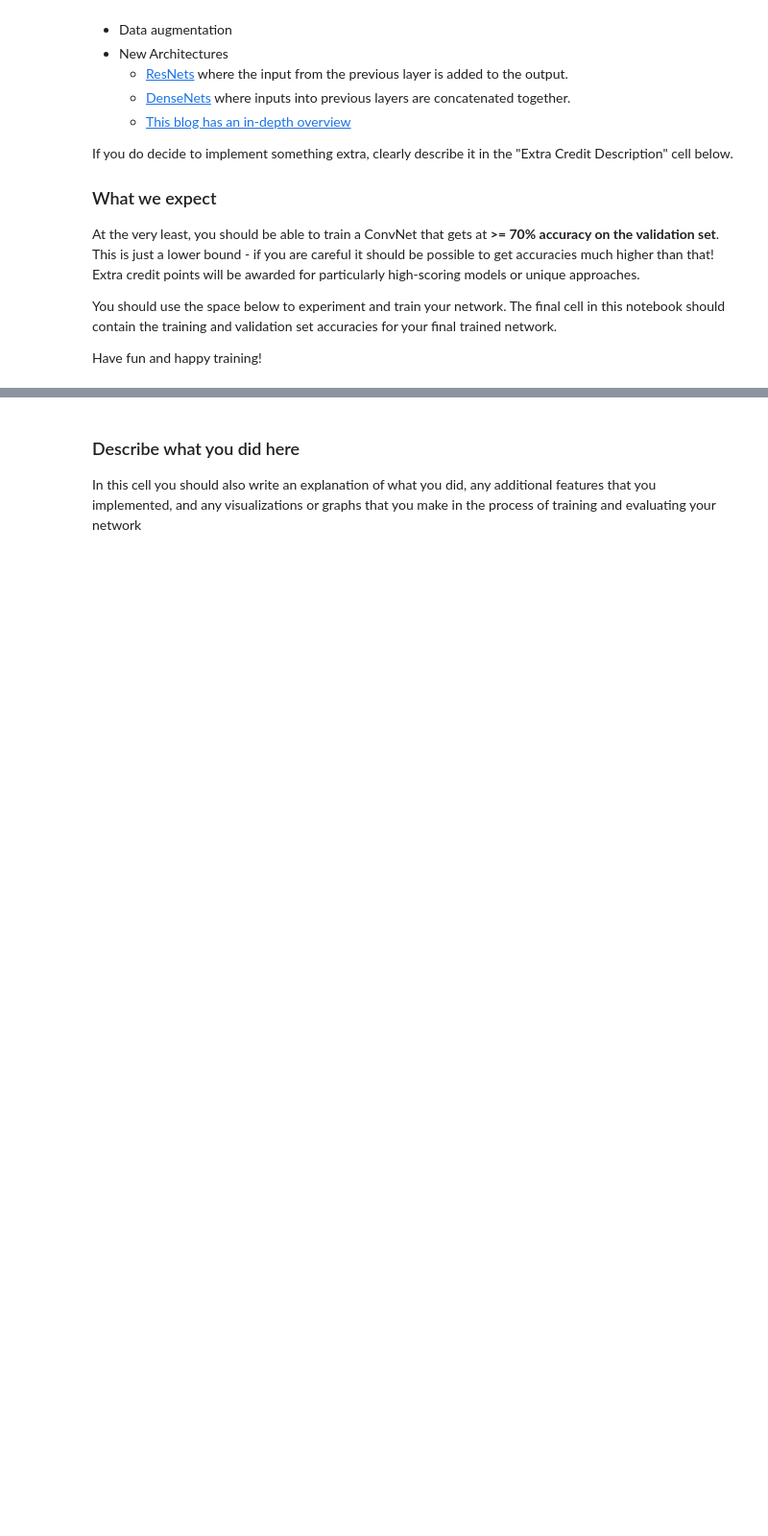
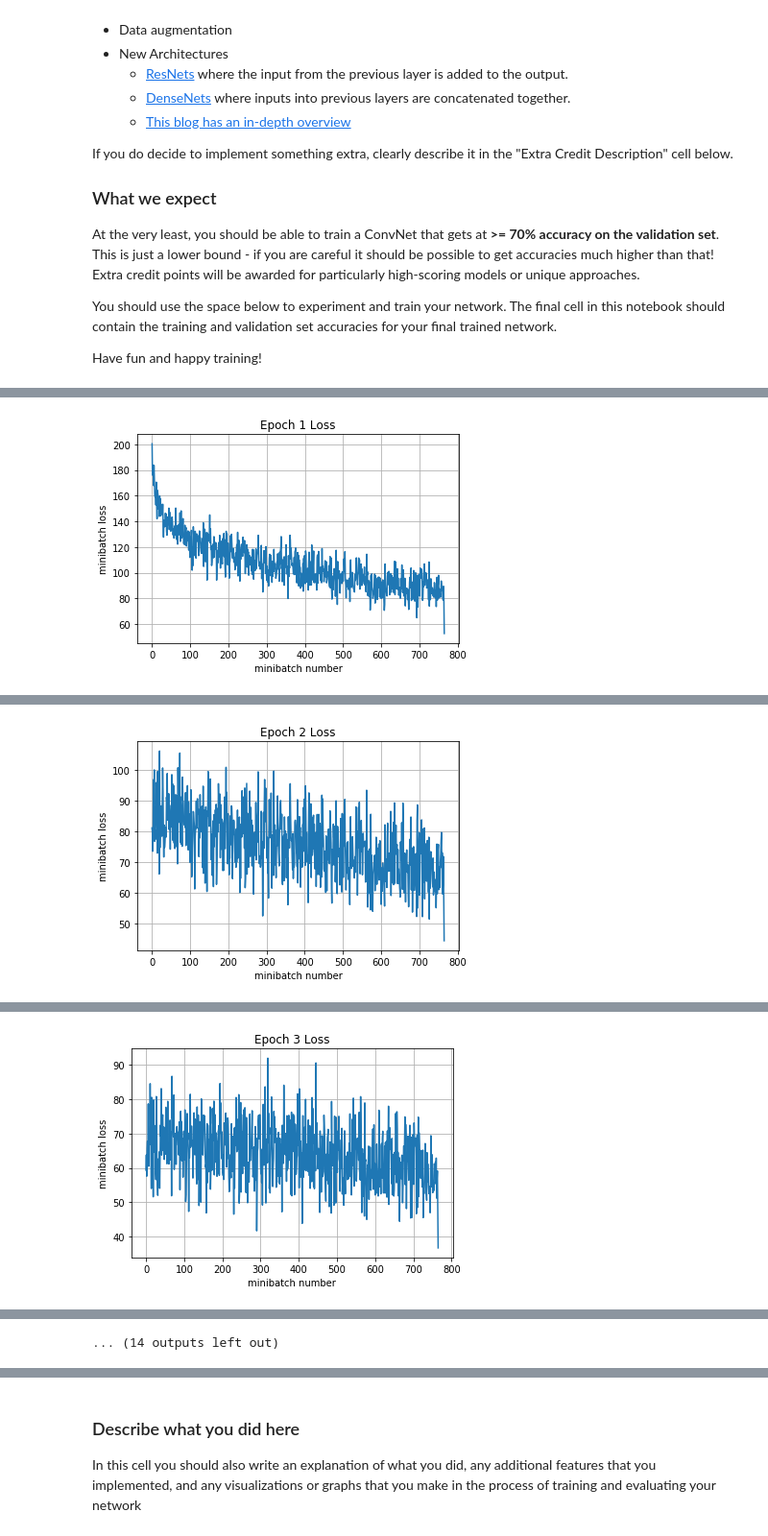
Before and after one commit to mashagavryliak/cs231n, a Jupyter notebook: assignment2/TensorFlow.ipynb, the cells around one changed output, grey strips where cells are left out. Shown at 96% size. Drawn from its saved outputs; the diff is of its cells as text; code cells hidden in the pictures; blank space fills up the shorter version.

```diff
--- a/assignment2/TensorFlow.ipynb
+++ b/assignment2/TensorFlow.ipynb
@@ -332,7 +352,13 @@ First, set up an **RMSprop optimizer** (using a 1e-3 learning rate) and a **cros
 # This should be ~3 lines of code!
 mean_loss = None
 optimizer = None
-pass
+# define our loss
+total_loss = tf.losses.softmax_cross_entropy(tf.one_hot(y,10),logits=y_out)
+mean_loss = tf.reduce_mean(total_loss)
+
+# define our optimizer
+optimizer = tf.train.RMSPropOptimizer(1e-3) # select optimizer and set learning rate
+train_step = optimizer.minimize(mean_loss)
 # %%
 # batch normalization in tensorflow requires this extra dependency
 extra_update_ops = tf.get_collection(tf.GraphKeys.UPDATE_OPS)
@@ -401,26 +443,3 @@ At the very least, you should be able to train a ConvNet that gets at **>= 70% a
 You should use the space below to experiment and train your network. The final cell in this notebook should contain the training and validation set accuracies for your final trained network.
 
 Have fun and happy training!
-# %%
-# Feel free to play with this cell
-
-def my_model(X,y,is_training):
-    pass
-
-tf.reset_default_graph()
-
-X = tf.placeholder(tf.float32, [None, 32, 32, 3])
-y = tf.placeholder(tf.int64, [None])
-is_training = tf.placeholder(tf.bool)
-
-y_out = my_model(X,y,is_training)
-mean_loss = None
-optimizer = None
-
-
-pass
-
-# batch normalization in tensorflow requires this extra dependency
-extra_update_ops = tf.get_collection(tf.GraphKeys.UPDATE_OPS)
-with tf.control_dependencies(extra_update_ops):
-    train_step = optimizer.minimize(mean_loss)
@@ -433,6 +540,7 @@ sess = tf.Session()
 
 sess.run(tf.global_variables_initializer())
 print('Training')
-run_model(sess,y_out,mean_loss,X_train,y_train,10,64,100,train_step,True)
+run_model(sess,y_out,mean_loss,X_train,y_train,12,64,100,train_step,True)
 print('Validation')
 run_model(sess,y_out,mean_loss,X_val,y_val,1,64)
+# %% [output]
@@ -438,0 +557 @@ run_model(sess,y_out,mean_loss,X_val,y_val,1,64)
+[figure, added]
@@ -438,0 +567 @@ run_model(sess,y_out,mean_loss,X_val,y_val,1,64)
+[figure, added]
@@ -438,0 +576 @@ run_model(sess,y_out,mean_loss,X_val,y_val,1,64)
+[figure, added]
@@ -439,3 +606,4 @@ run_model(sess,y_out,mean_loss,X_val,y_val,1,64)
+... (14 outputs left out)
 # %%
 # Test your model here, and make sure
 # the output of this cell is the accuracy
```
Also changed, not shown: parts of 9 cells of this notebook, 47 other files.
